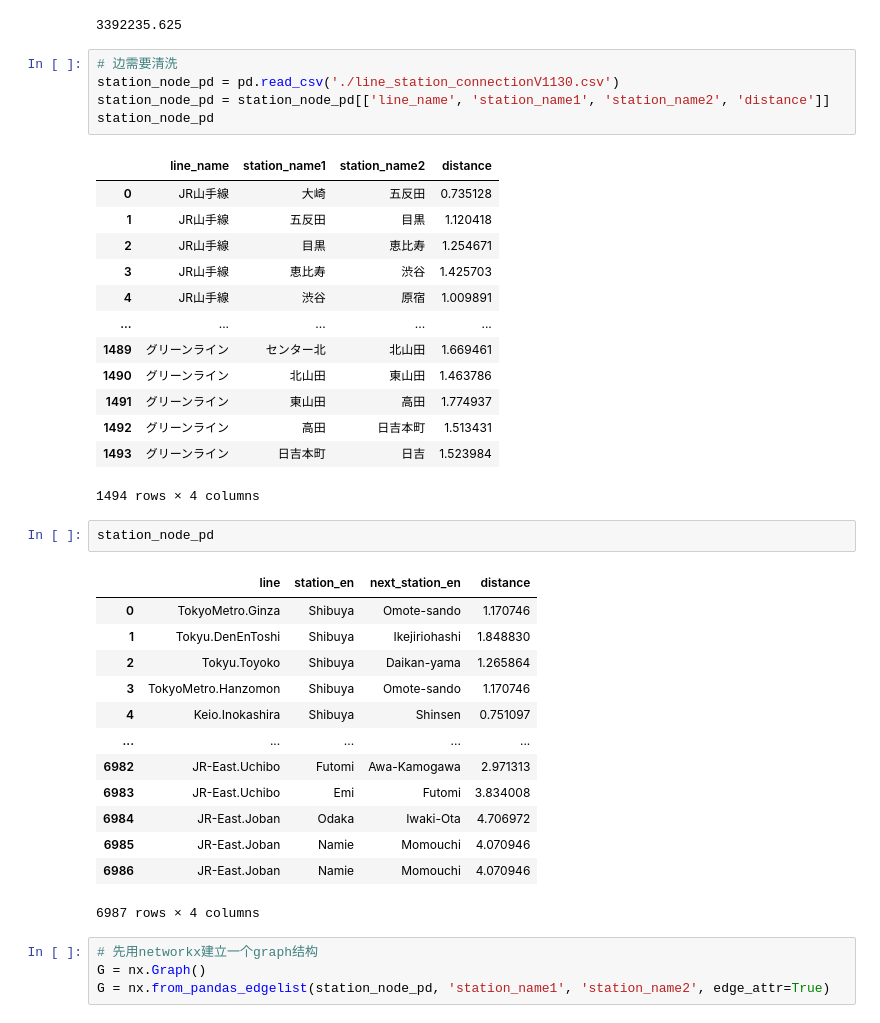
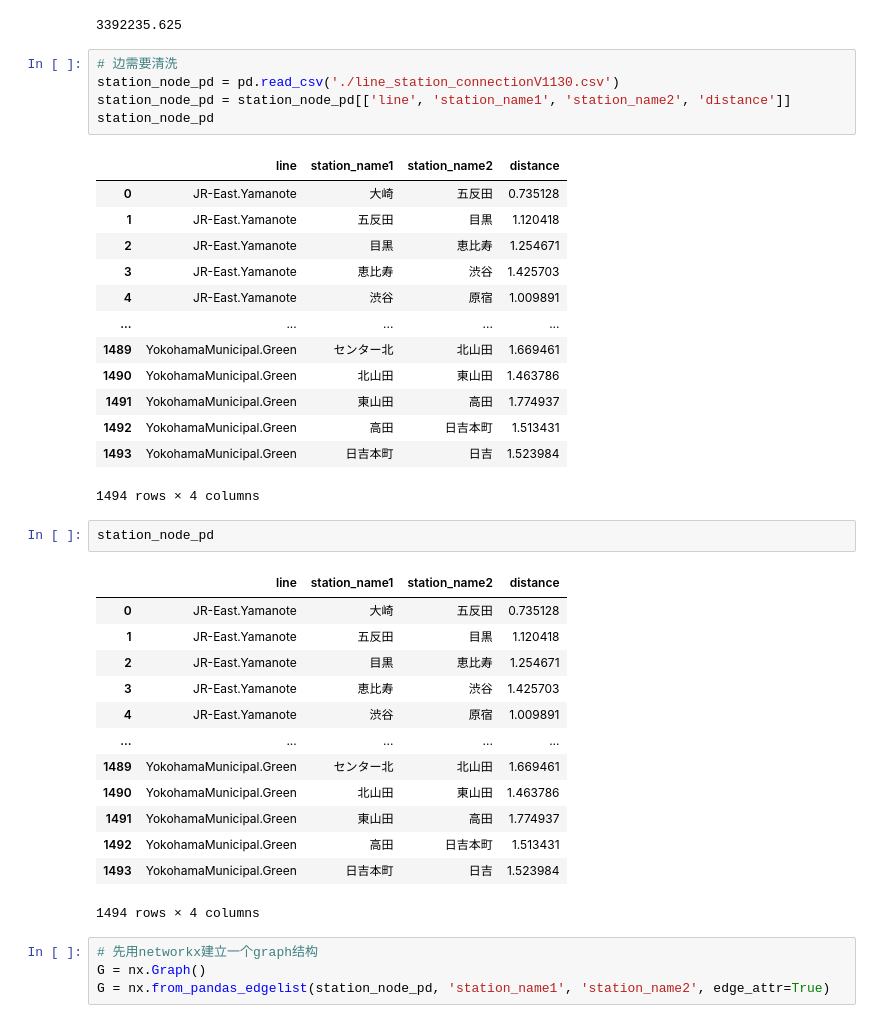
Before and after one commit to alessioborgi/PolySheafNeuralNetworks-RailwayPassengers, a Jupyter notebook: datasets/tokyo_railway/graph_plot_test.ipynb, the cells around one changed output. Saved outputs shown, nothing was run; the diff lists cells and outputs as text.

```diff
--- a/datasets/tokyo_railway/graph_plot_test.ipynb
+++ b/datasets/tokyo_railway/graph_plot_test.ipynb
@@ -103,38 +103,38 @@ passenger_survey_pd[passenger_survey_pd['station_en'] == 'Shibuya']['P_count'].m
 # %%
 # 边需要清洗
 station_node_pd = pd.read_csv('./line_station_connectionV1130.csv')
-station_node_pd = station_node_pd[['line_name', 'station_name1', 'station_name2', 'distance']]
+station_node_pd = station_node_pd[['line', 'station_name1', 'station_name2', 'distance']]
 station_node_pd
 # %% [output]
-|  | line_name | station_name1 | station_name2 | distance |
-| 0 | JR山手線 | 大崎 | 五反田 | 0.735128 |
-| 1 | JR山手線 | 五反田 | 目黒 | 1.120418 |
-| 2 | JR山手線 | 目黒 | 恵比寿 | 1.254671 |
-| 3 | JR山手線 | 恵比寿 | 渋谷 | 1.425703 |
-| 4 | JR山手線 | 渋谷 | 原宿 | 1.009891 |
+|  | line | station_name1 | station_name2 | distance |
+| 0 | JR-East.Yamanote | 大崎 | 五反田 | 0.735128 |
+| 1 | JR-East.Yamanote | 五反田 | 目黒 | 1.120418 |
+| 2 | JR-East.Yamanote | 目黒 | 恵比寿 | 1.254671 |
+| 3 | JR-East.Yamanote | 恵比寿 | 渋谷 | 1.425703 |
+| 4 | JR-East.Yamanote | 渋谷 | 原宿 | 1.009891 |
 | ... | ... | ... | ... | ... |
-| 1489 | グリーンライン | センター北 | 北山田 | 1.669461 |
-| 1490 | グリーンライン | 北山田 | 東山田 | 1.463786 |
-| 1491 | グリーンライン | 東山田 | 高田 | 1.774937 |
-| 1492 | グリーンライン | 高田 | 日吉本町 | 1.513431 |
-| 1493 | グリーンライン | 日吉本町 | 日吉 | 1.523984 |
+| 1489 | YokohamaMunicipal.Green | センター北 | 北山田 | 1.669461 |
+| 1490 | YokohamaMunicipal.Green | 北山田 | 東山田 | 1.463786 |
+| 1491 | YokohamaMunicipal.Green | 東山田 | 高田 | 1.774937 |
+| 1492 | YokohamaMunicipal.Green | 高田 | 日吉本町 | 1.513431 |
+| 1493 | YokohamaMunicipal.Green | 日吉本町 | 日吉 | 1.523984 |
 1494 rows × 4 columns
 # %%
 station_node_pd
 # %% [output]
-|  | line | station_en | next_station_en | distance |
-| 0 | TokyoMetro.Ginza | Shibuya | Omote-sando | 1.170746 |
-| 1 | Tokyu.DenEnToshi | Shibuya | Ikejiriohashi | 1.848830 |
-| 2 | Tokyu.Toyoko | Shibuya | Daikan-yama | 1.265864 |
-| 3 | TokyoMetro.Hanzomon | Shibuya | Omote-sando | 1.170746 |
-| 4 | Keio.Inokashira | Shibuya | Shinsen | 0.751097 |
+|  | line | station_name1 | station_name2 | distance |
+| 0 | JR-East.Yamanote | 大崎 | 五反田 | 0.735128 |
+| 1 | JR-East.Yamanote | 五反田 | 目黒 | 1.120418 |
+| 2 | JR-East.Yamanote | 目黒 | 恵比寿 | 1.254671 |
+| 3 | JR-East.Yamanote | 恵比寿 | 渋谷 | 1.425703 |
+| 4 | JR-East.Yamanote | 渋谷 | 原宿 | 1.009891 |
 | ... | ... | ... | ... | ... |
-| 6982 | JR-East.Uchibo | Futomi | Awa-Kamogawa | 2.971313 |
-| 6983 | JR-East.Uchibo | Emi | Futomi | 3.834008 |
-| 6984 | JR-East.Joban | Odaka | Iwaki-Ota | 4.706972 |
-| 6985 | JR-East.Joban | Namie | Momouchi | 4.070946 |
-| 6986 | JR-East.Joban | Namie | Momouchi | 4.070946 |
+| 1489 | YokohamaMunicipal.Green | センター北 | 北山田 | 1.669461 |
+| 1490 | YokohamaMunicipal.Green | 北山田 | 東山田 | 1.463786 |
+| 1491 | YokohamaMunicipal.Green | 東山田 | 高田 | 1.774937 |
+| 1492 | YokohamaMunicipal.Green | 高田 | 日吉本町 | 1.513431 |
+| 1493 | YokohamaMunicipal.Green | 日吉本町 | 日吉 | 1.523984 |
-6987 rows × 4 columns
+1494 rows × 4 columns
 # %%
 # 先用networkx建立一个graph结构
 G = nx.Graph()
```
Also changed, not shown: parts of 12 cells of this notebook, 2 other files.
